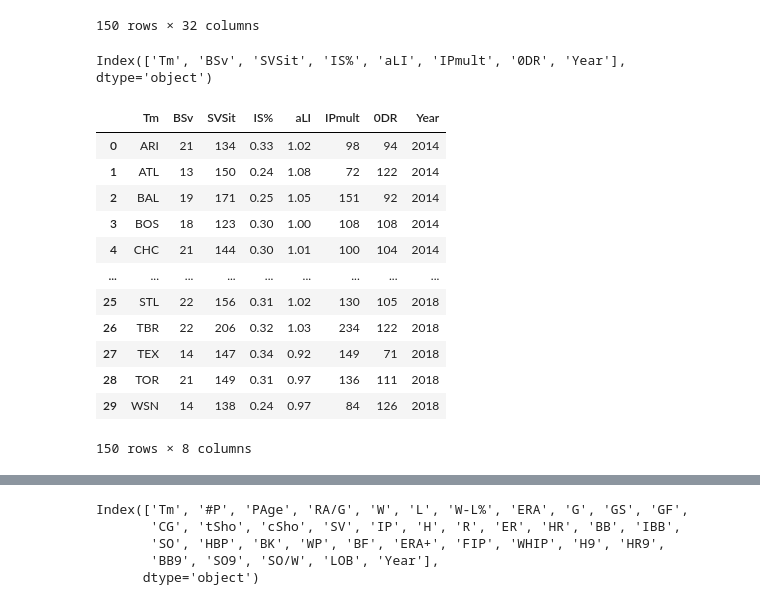
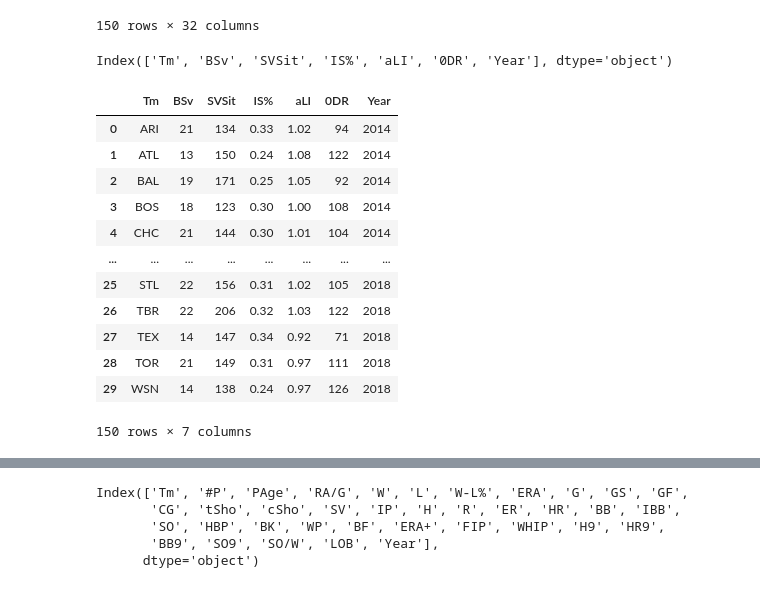
Before and after one commit to gpo2105/MLP_Over-Unders, a Jupyter notebook: Code/Final.ipynb, the cells around one changed output, grey strips where cells are left out. Cells and saved outputs as stored; diff of their text form; code cells hidden in the pictures.

```diff
--- a/Code/Final.ipynb
+++ b/Code/Final.ipynb
@@ -31,3 +30,6 @@ __DATA_COLLECTED__=False
+# %%
+__DATA_COLLECTED__=True
+__MODELS_TRAINED__=False
 # %% [markdown]
 # Data Uploading & Cleaning
 # %% [markdown]
@@ -945,25 +946,26 @@ Index(['Tm', 'G', 'GR', 'GF', 'Wgr', 'Lgr', 'SVOpp', 'SV', 'BSv', 'SV%',
 # %%
 team_ReliefP_splits.drop(['G','GR','GF','Wgr','Lgr','SVOpp','SV',
                           'SV%','Hold','IR','IS','1stIP','LevHi',
                           'LevMd','LevLo','Ahd','Tie','Bhd','Runr',
                           'Empt','>3o','<3o','Out/GR','Pit/GR'
                          ]
                          ,axis=1,inplace=True,errors='ignore')
+team_ReliefP_splits.drop(['IPmult'],axis=1,inplace=True,errors='ignore') #Due to concerns raised in EDA.
 print(team_ReliefP_splits.columns)
 team_ReliefP_splits
 # %% [output]
-Index(['Tm', 'BSv', 'SVSit', 'IS%', 'aLI', 'IPmult', '0DR', 'Year'], dtype='object')
+Index(['Tm', 'BSv', 'SVSit', 'IS%', 'aLI', '0DR', 'Year'], dtype='object')
-|  | Tm | BSv | SVSit | IS% | aLI | IPmult | 0DR | Year |
-| 0 | ARI | 21 | 134 | 0.33 | 1.02 | 98 | 94 | 2014 |
-| 1 | ATL | 13 | 150 | 0.24 | 1.08 | 72 | 122 | 2014 |
-| 2 | BAL | 19 | 171 | 0.25 | 1.05 | 151 | 92 | 2014 |
-| 3 | BOS | 18 | 123 | 0.30 | 1.00 | 108 | 108 | 2014 |
-| 4 | CHC | 21 | 144 | 0.30 | 1.01 | 100 | 104 | 2014 |
-| ... | ... | ... | ... | ... | ... | ... | ... | ... |
-| 25 | STL | 22 | 156 | 0.31 | 1.02 | 130 | 105 | 2018 |
-| 26 | TBR | 22 | 206 | 0.32 | 1.03 | 234 | 122 | 2018 |
-| 27 | TEX | 14 | 147 | 0.34 | 0.92 | 149 | 71 | 2018 |
-| 28 | TOR | 21 | 149 | 0.31 | 0.97 | 136 | 111 | 2018 |
-| 29 | WSN | 14 | 138 | 0.24 | 0.97 | 84 | 126 | 2018 |
+|  | Tm | BSv | SVSit | IS% | aLI | 0DR | Year |
+| 0 | ARI | 21 | 134 | 0.33 | 1.02 | 94 | 2014 |
+| 1 | ATL | 13 | 150 | 0.24 | 1.08 | 122 | 2014 |
+| 2 | BAL | 19 | 171 | 0.25 | 1.05 | 92 | 2014 |
+| 3 | BOS | 18 | 123 | 0.30 | 1.00 | 108 | 2014 |
+| 4 | CHC | 21 | 144 | 0.30 | 1.01 | 104 | 2014 |
+| ... | ... | ... | ... | ... | ... | ... | ... |
+| 25 | STL | 22 | 156 | 0.31 | 1.02 | 105 | 2018 |
+| 26 | TBR | 22 | 206 | 0.32 | 1.03 | 122 | 2018 |
+| 27 | TEX | 14 | 147 | 0.34 | 0.92 | 71 | 2018 |
+| 28 | TOR | 21 | 149 | 0.31 | 0.97 | 111 | 2018 |
+| 29 | WSN | 14 | 138 | 0.24 | 0.97 | 126 | 2018 |
-150 rows × 8 columns
+150 rows × 7 columns
 # %%
```
Also changed, not shown: parts of 48 cells of this notebook, 24 other files.
